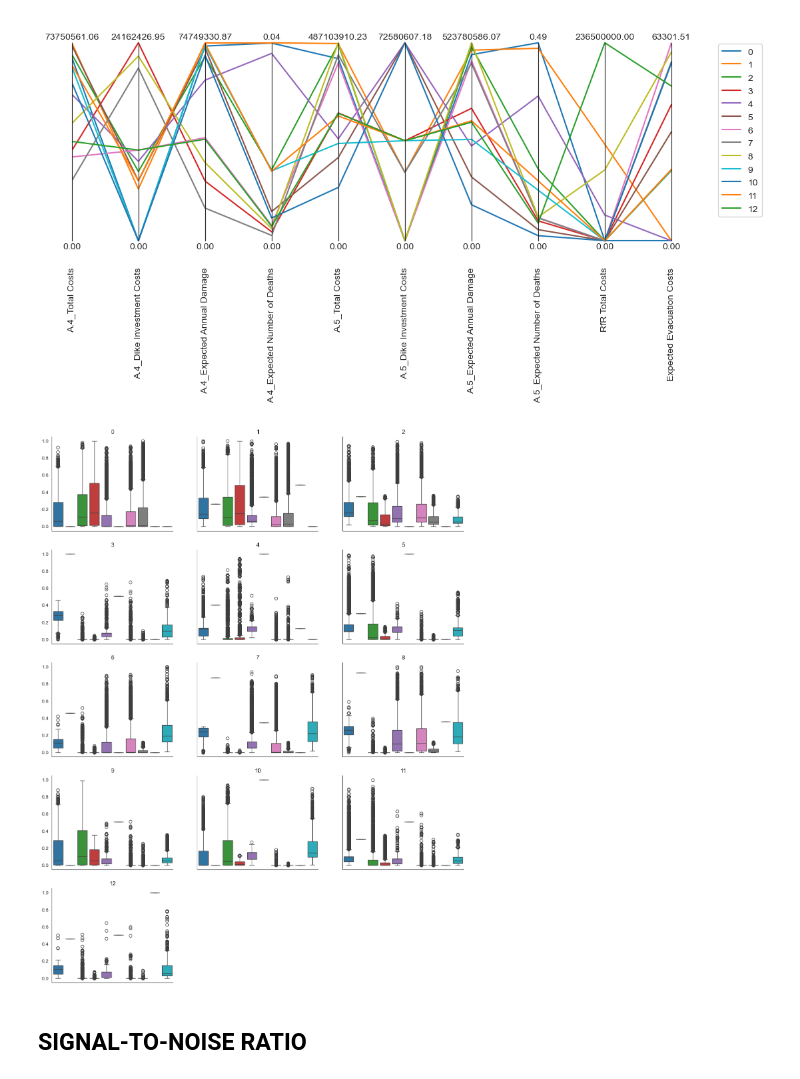
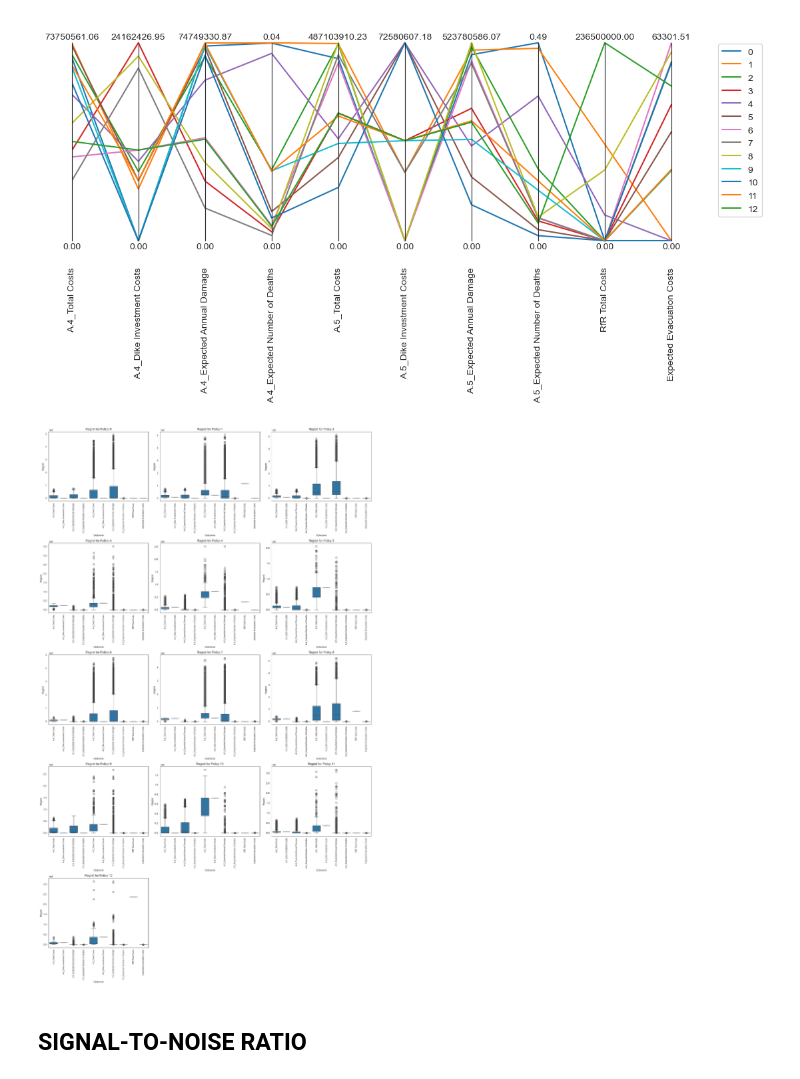
Before and after one commit to movephutthaphaiboon/epa141a-flood-policy-optimization-overijssel, a Jupyter notebook: final assignment/0_Robustness.ipynb, the cells around one changed output. Drawn from its saved outputs; the diff is of its cells as text; code cells hidden in the pictures.

```diff
--- a/final assignment/0_Robustness.ipynb
+++ b/final assignment/0_Robustness.ipynb
@@ -193,40 +193,42 @@ paraxes.legend()
 plt.show()
 # %% [output]
 [figure]
-# %%
-from collections import defaultdict
-
-policy_regret = defaultdict(dict)
-for key, value in overall_regret.items():
-    for policy in value:
-        policy_regret[policy][key] = value[policy]
-# %%
-# arrange 13 plots in 5 rows with up to 3 plots per row
-n_plots = len(policy_regret)
-ncols = 3
-nrows = int(np.ceil(n_plots / ncols))
-
-fig, axes = plt.subplots(nrows=nrows, ncols=ncols, figsize=(ncols*5, nrows*4), sharey=True, sharex=True)
-
-# Flatten axes for easy iteration
-axes = axes.flatten()
-
-for ax, (policy, regret) in zip(axes, policy_regret.items()):
-    data = pd.DataFrame(regret)
-    data = data / max_regret.max(axis=0)
-    sns.boxplot(data=data, ax=ax)
-    sns.despine()
-    ax.set_title(str(policy))
-    ax.set_xticklabels(ax.get_xticklabels(), rotation=90, fontsize=8)
-
-# Hide any unused subplots
-for i in range(len(policy_regret), len(axes)):
-    fig.delaxes(axes[i])
-
-#plt.tight_layout()
-plt.show()
-# %% [output]
-[figure, removed]
+# %%
+regret_records = []
+for outcome_name, regret_df in overall_regret.items():
+    for policy in regret_df.columns:
+        for regret_value in regret_df[policy]:
+            regret_records.append({
+                'Outcome': outcome_name,
+                'Policy': policy,
+                'Regret': regret_value
+            })
+regret_long = pd.DataFrame(regret_records)
+
+# Plot: one boxplot per policy, showing regret distributions for all outcomes
+policies = regret_long['Policy'].unique()
+n_policies = len(policies)
+ncols = 3
+nrows = int(np.ceil(n_policies / ncols))
+
+fig, axes = plt.subplots(nrows=nrows, ncols=ncols, figsize=(ncols*6, nrows*6), squeeze=False)
+axes = axes.flatten()
+
+for idx, policy in enumerate(policies):
+    ax = axes[idx]
+    data = regret_long[regret_long['Policy'] == policy]
+    sns.boxplot(data=data, x='Outcome', y='Regret', ax=ax)
+    ax.set_title(f'Regret for Policy {policy}')
+    ax.tick_params(axis='x', rotation=90, labelsize=8)
+
+# Hide any unused subplots
+for i in range(n_policies, len(axes)):
+    fig.delaxes(axes[i])
+
+plt.tight_layout()
+plt.show()
+# %% [output]
+[figure, added]
 # %% [markdown]
 ## SIGNAL-TO-NOISE RATIO
 # %%
```
Also changed, not shown: parts of 1 cell of this notebook.
